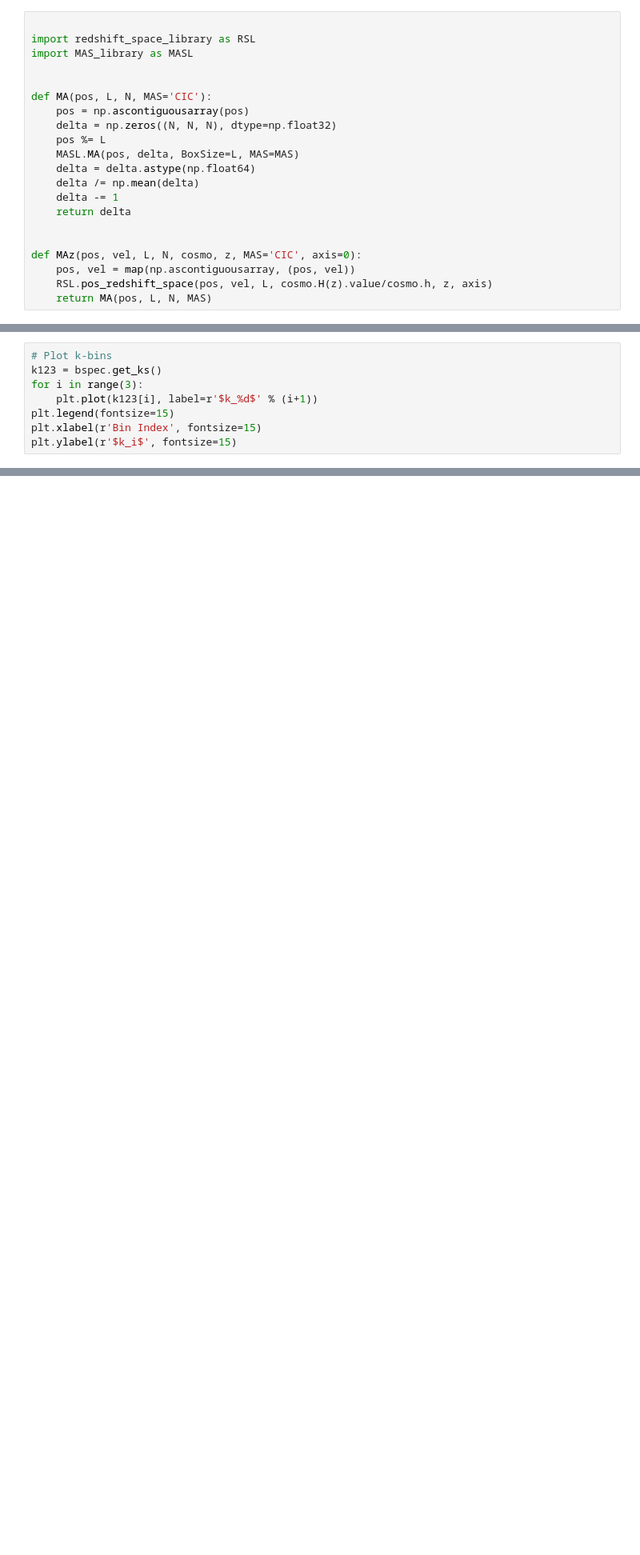
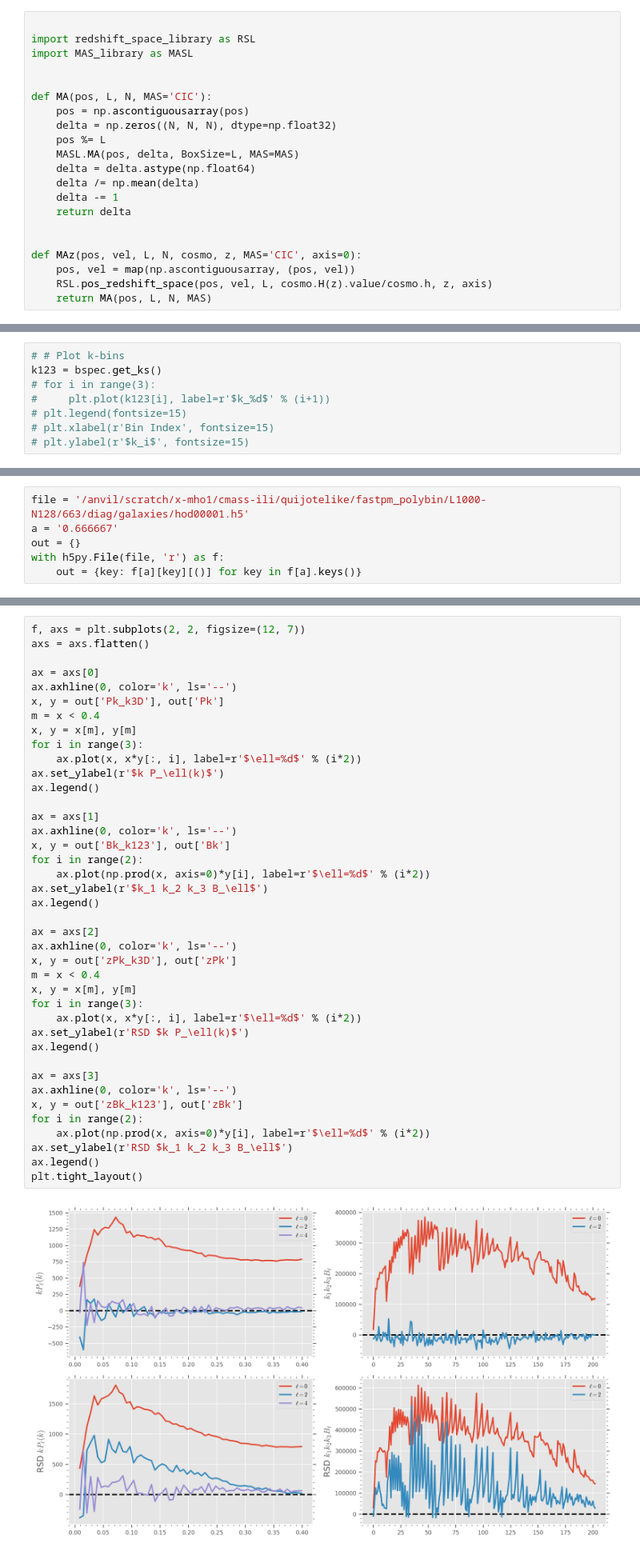
Before and after one commit to maho3/matts_tests, a Jupyter notebook: implement_polybin.ipynb, the cells around one changed output, grey strips where cells are left out. Shown at 80% size. Cells and saved outputs as stored; diff of their text form; blank space fills up the shorter version.

Commit message:
adding polybin feature tests

```diff
--- a/implement_polybin.ipynb
+++ b/implement_polybin.ipynb
@@ -142,9 +153,9 @@ N_bins: 68
 Mask: constant
 # %%
-# Plot k-bins
+# # Plot k-bins
 k123 = bspec.get_ks()
-for i in range(3):
-    plt.plot(k123[i], label=r'$k_%d$' % (i+1))
-plt.legend(fontsize=15)
-plt.xlabel(r'Bin Index', fontsize=15)
-plt.ylabel(r'$k_i$', fontsize=15)
+# for i in range(3):
+#     plt.plot(k123[i], label=r'$k_%d$' % (i+1))
+# plt.legend(fontsize=15)
+# plt.xlabel(r'Bin Index', fontsize=15)
+# plt.ylabel(r'$k_i$', fontsize=15)
@@ -206,0 +213,6 @@ NameError: name 'plot_corr' is not defined
+# %%
+file = '/anvil/scratch/x-mho1/cmass-ili/quijotelike/fastpm_polybin/L1000-N128/663/diag/galaxies/hod00001.h5'
+a = '0.666667'
+out = {}
+with h5py.File(file, 'r') as f:
+    out = {key: f[a][key][()] for key in f[a].keys()}
@@ -206,0 +224,42 @@ NameError: name 'plot_corr' is not defined
+# %%
+f, axs = plt.subplots(2, 2, figsize=(12, 7))
+axs = axs.flatten()
+
+ax = axs[0]
+ax.axhline(0, color='k', ls='--')
+x, y = out['Pk_k3D'], out['Pk']
+m = x < 0.4
+x, y = x[m], y[m]
+for i in range(3):
+    ax.plot(x, x*y[:, i], label=r'$\ell=%d$' % (i*2))
+ax.set_ylabel(r'$k P_\ell(k)$')
+ax.legend()
+
+ax = axs[1]
+ax.axhline(0, color='k', ls='--')
+x, y = out['Bk_k123'], out['Bk']
+for i in range(2):
+    ax.plot(np.prod(x, axis=0)*y[i], label=r'$\ell=%d$' % (i*2))
+ax.set_ylabel(r'$k_1 k_2 k_3 B_\ell$')
+ax.legend()
+
+ax = axs[2]
+ax.axhline(0, color='k', ls='--')
+x, y = out['zPk_k3D'], out['zPk']
+m = x < 0.4
+x, y = x[m], y[m]
+for i in range(3):
+    ax.plot(x, x*y[:, i], label=r'$\ell=%d$' % (i*2))
+ax.set_ylabel(r'RSD $k P_\ell(k)$')
+ax.legend()
+
+ax = axs[3]
+ax.axhline(0, color='k', ls='--')
+x, y = out['zBk_k123'], out['zBk']
+for i in range(2):
+    ax.plot(np.prod(x, axis=0)*y[i], label=r'$\ell=%d$' % (i*2))
+ax.set_ylabel(r'RSD $k_1 k_2 k_3 B_\ell$')
+ax.legend()
+plt.tight_layout()
+# %% [output]
+[figure, added]
```
Also changed, not shown: parts of 32 cells of this notebook.
